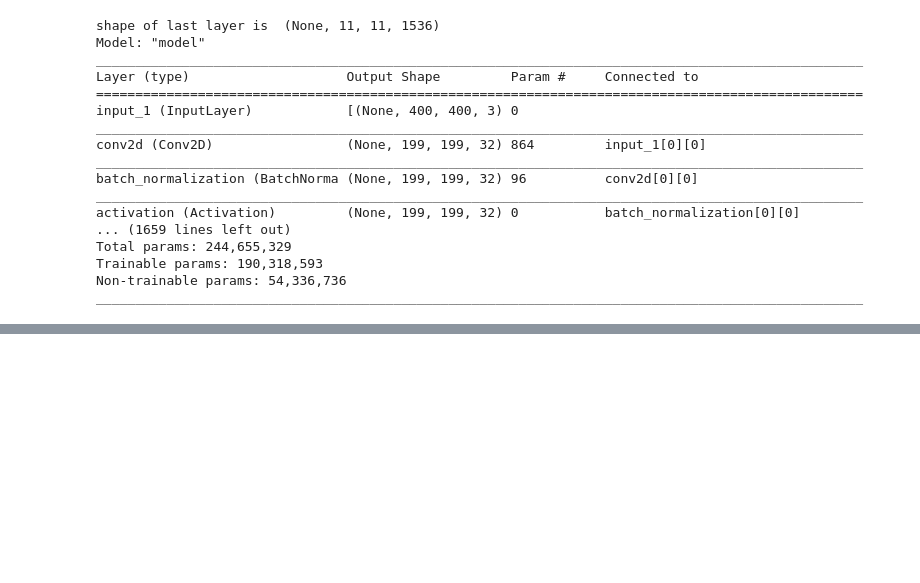
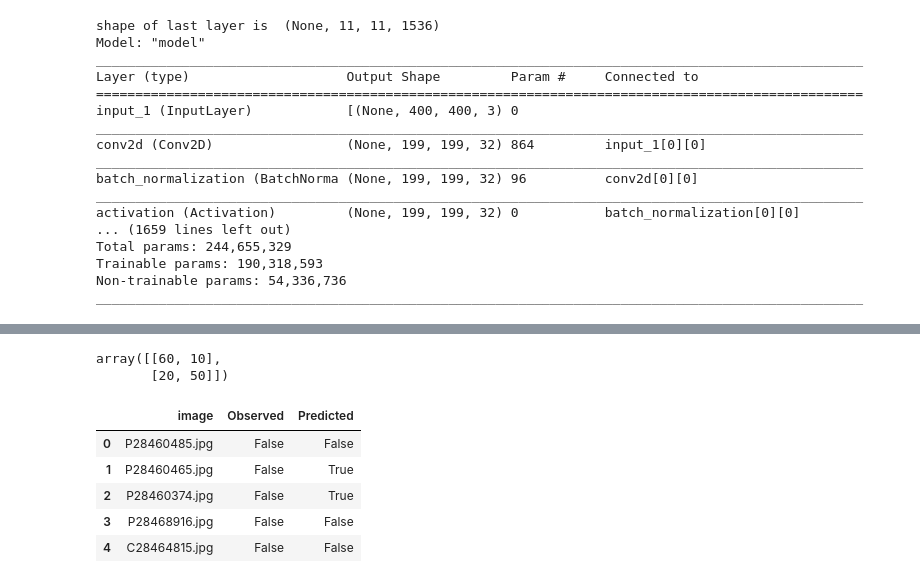
Before and after one commit to ebgoldstein/MLStormImpacts, a Jupyter notebook: src/Inception_Resnet.ipynb, the cells around one changed output, grey strips where cells are left out. Cells and saved outputs as stored; diff of their text form; code cells hidden in the pictures; blank space fills up the shorter version.

```diff
--- a/src/Inception_Resnet.ipynb
+++ b/src/Inception_Resnet.ipynb
@@ -216,0 +213,10 @@ plt.show()
+# %%
+'''
+# load model
+
+#model path
+model_path = './saved_InceptionResnet'
+
+#load it in to tf
+model = tf.keras.models.load_model(model_path, compile = True)
+'''
@@ -216,0 +258,16 @@ plt.show()
+# %%
+#make predictions
+w_test = np.vstack(w_test)
+w_preds = model.predict(w_test)
+
+nw_test = np.vstack(nw_test)
+nw_preds = model.predict(nw_test)
+# %%
+#stack up the predicitons and truth in the same format
+
+#vstack pred array
+all_pred = np.vstack((nw_preds,w_preds))
+all_pred = all_pred > 0.5
+
+#vstack true array
+all_true = np.vstack((np.full((70,1), False), np.full((70,1), True)))
@@ -216,0 +289,25 @@ plt.show()
+# %%
+#and the confusion matrix for test data
+metrics.confusion_matrix(all_true, all_pred)
+# %% [output]
+array([[60, 10],
+       [20, 50]])
+# %%
+import pandas as pd
+
+#make labels into an array (nowash then wash)
+nw_labels = np.vstack((np.asarray(nw_labels)))
+w_labels = np.vstack((np.asarray(w_labels)))
+all_labels = np.vstack((nw_labels, w_labels))
+
+#make single df for image names, true class, and predicted class
+#data = np.hstack((all_labels, all_true, all_pred))
+results_df = pd.DataFrame(np.hstack((all_labels, all_true, all_pred)), columns=["image", "Observed", "Predicted"])
+results_df.head()
+# %% [output]
+|  | image | Observed | Predicted |
+| 0 | P28460485.jpg | False | False |
+| 1 | P28460465.jpg | False | True |
+| 2 | P28460374.jpg | False | True |
+| 3 | P28468916.jpg | False | False |
+| 4 | C28464815.jpg | False | False |
```
Also changed, not shown: parts of 10 cells of this notebook, 2 other files.
